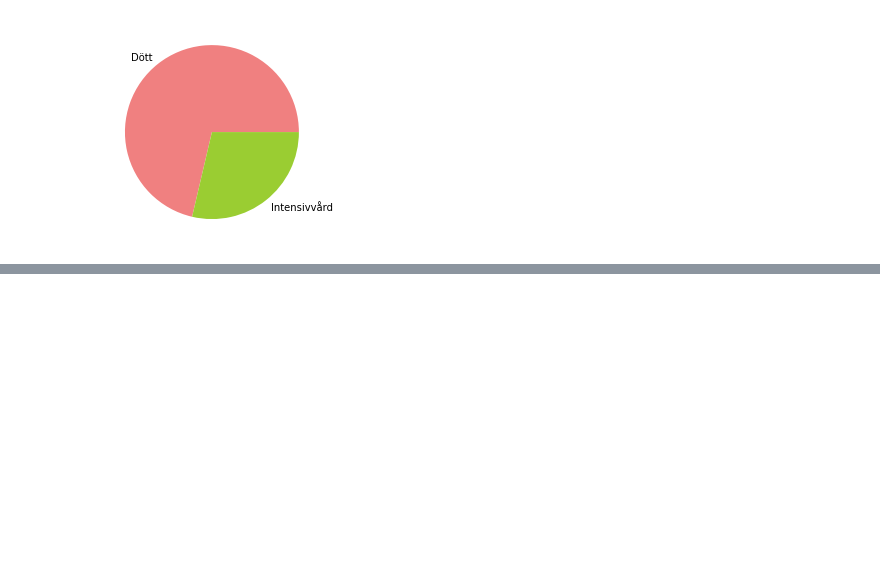
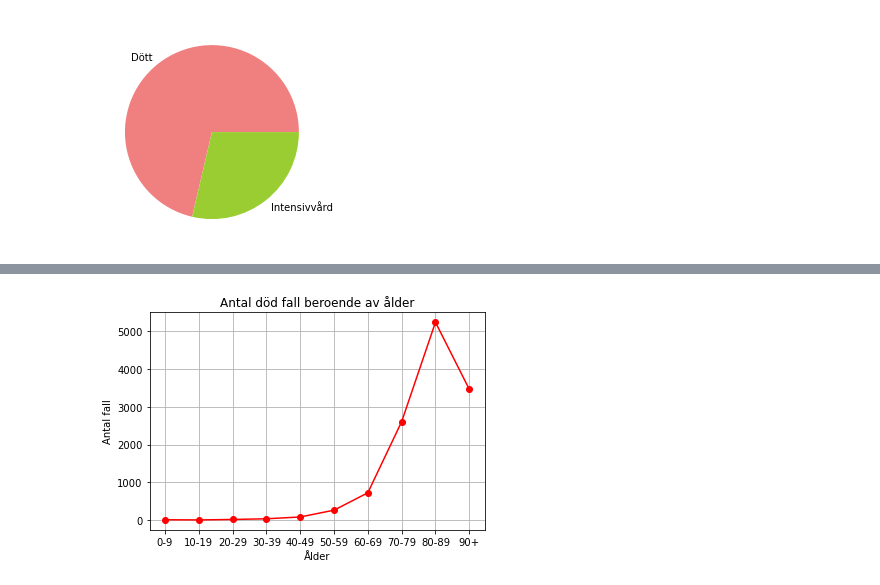
Before and after one commit to Mariam656/Mariam-Zeitouni-TE19C, a Jupyter notebook: Programering 1/project/project-kladd.ipynb, the cells around one changed output, grey strips where cells are left out. Saved outputs shown, nothing was run; the diff lists cells and outputs as text; code cells hidden in the pictures; blank space fills up the shorter version.

```diff
--- a/Programering 1/project/project-kladd.ipynb
+++ b/Programering 1/project/project-kladd.ipynb
@@ -66,0 +75,4 @@ plt.show()
+# %%
+import pandas as pd
+df = pd.read_csv("National_Total_Deaths_by_Age_Group (1).csv")
+df
@@ -66,0 +91,14 @@ plt.show()
+# %%
+import matplotlib.pyplot as plt
+
+år = df["Age_Group"]
+fall = df["Total_Deaths"]
+
+plt.plot(år, fall, color='red', marker='o')
+plt.title("Antal död fall beroende av ålder")
+plt.xlabel("Ålder")
+plt.ylabel("Antal fall")
+plt.grid(True)
+plt.show()
+# %% [output]
+[figure, added]
```
Also changed, not shown: parts of 3 cells of this notebook, 4 other files.
